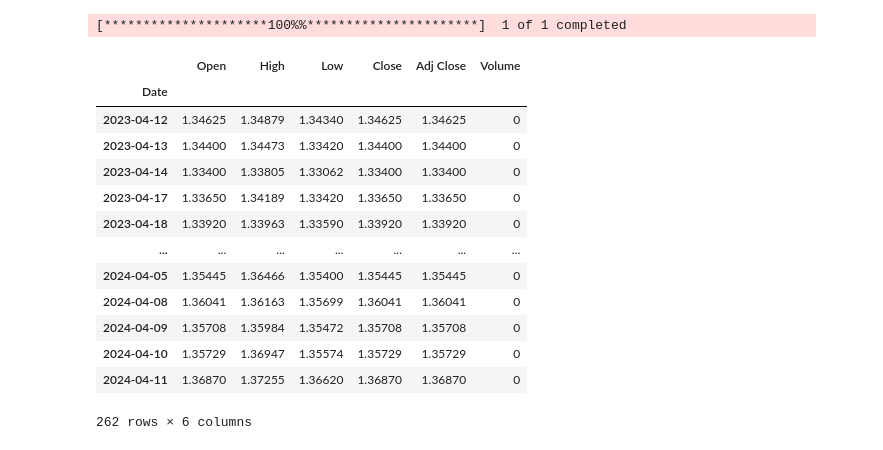
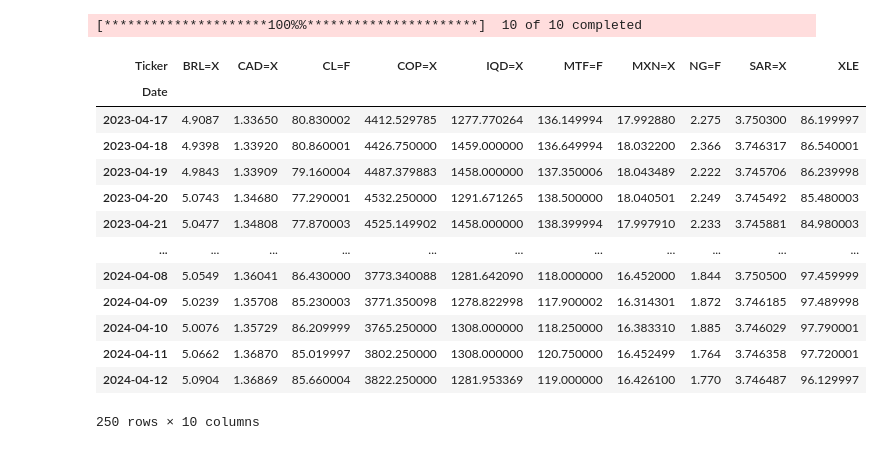
Before and after one commit to 15jarom/OptionsHedgingXLE, a Jupyter notebook: jarom_working_nb.ipynb, the cells around one changed output. Cells and saved outputs as stored; diff of their text form; code cells hidden in the pictures.

```diff
--- a/jarom_working_nb.ipynb
+++ b/jarom_working_nb.ipynb
@@ -131,19 +37,30 @@ exchange_rate_data
-# %%
-CAD = yf.download('CAD=X', start=start_date, end=end_date)
-CAD
-# %% [output]
-[*********************100%%**********************]  1 of 1 completed
-|  | Open | High | Low | Close | Adj Close | Volume |
-| Date |  |  |  |  |  |  |
-| 2023-04-12 | 1.34625 | 1.34879 | 1.34340 | 1.34625 | 1.34625 | 0 |
-| 2023-04-13 | 1.34400 | 1.34473 | 1.33420 | 1.34400 | 1.34400 | 0 |
-| 2023-04-14 | 1.33400 | 1.33805 | 1.33062 | 1.33400 | 1.33400 | 0 |
-| 2023-04-17 | 1.33650 | 1.34189 | 1.33420 | 1.33650 | 1.33650 | 0 |
-| 2023-04-18 | 1.33920 | 1.33963 | 1.33590 | 1.33920 | 1.33920 | 0 |
-| ... | ... | ... | ... | ... | ... | ... |
-| 2024-04-05 | 1.35445 | 1.36466 | 1.35400 | 1.35445 | 1.35445 | 0 |
-| 2024-04-08 | 1.36041 | 1.36163 | 1.35699 | 1.36041 | 1.36041 | 0 |
-| 2024-04-09 | 1.35708 | 1.35984 | 1.35472 | 1.35708 | 1.35708 | 0 |
-| 2024-04-10 | 1.35729 | 1.36947 | 1.35574 | 1.35729 | 1.35729 | 0 |
-| 2024-04-11 | 1.36870 | 1.37255 | 1.36620 | 1.36870 | 1.36870 | 0 |
-262 rows × 6 columns
+# %%
+import yfinance as yf
+from datetime import datetime, timedelta
+
+tickers = ['XLE', 'CAD=X', 'MXN=X', 'BRL=X', 'SAR=X', 'IQD=X', 'COP=X',  'CL=F', 'NG=F', 'MTF=F']
+
+# Calculate 365 days back from today
+end_date = datetime.now()
+start_date = end_date - timedelta(days=365)
+
+#Pull data
+
+energy_df = yf.download(tickers, period="1y")['Close'].dropna()
+energy_df
+# %% [output]
+[*********************100%%**********************]  10 of 10 completed
+| Ticker | BRL=X | CAD=X | CL=F | COP=X | IQD=X | MTF=F | MXN=X | NG=F | SAR=X | XLE |
+| Date |  |  |  |  |  |  |  |  |  |  |
+| 2023-04-17 | 4.9087 | 1.33650 | 80.830002 | 4412.529785 | 1277.770264 | 136.149994 | 17.992880 | 2.275 | 3.750300 | 86.199997 |
+| 2023-04-18 | 4.9398 | 1.33920 | 80.860001 | 4426.750000 | 1459.000000 | 136.649994 | 18.032200 | 2.366 | 3.746317 | 86.540001 |
+| 2023-04-19 | 4.9843 | 1.33909 | 79.160004 | 4487.379883 | 1458.000000 | 137.350006 | 18.043489 | 2.222 | 3.745706 | 86.239998 |
+| 2023-04-20 | 5.0743 | 1.34680 | 77.290001 | 4532.250000 | 1291.671265 | 138.500000 | 18.040501 | 2.249 | 3.745492 | 85.480003 |
+| 2023-04-21 | 5.0477 | 1.34808 | 77.870003 | 4525.149902 | 1458.000000 | 138.399994 | 17.997910 | 2.233 | 3.745881 | 84.980003 |
+| ... | ... | ... | ... | ... | ... | ... | ... | ... | ... | ... |
+| 2024-04-08 | 5.0549 | 1.36041 | 86.430000 | 3773.340088 | 1281.642090 | 118.000000 | 16.452000 | 1.844 | 3.750500 | 97.459999 |
+| 2024-04-09 | 5.0239 | 1.35708 | 85.230003 | 3771.350098 | 1278.822998 | 117.900002 | 16.314301 | 1.872 | 3.746185 | 97.489998 |
+| 2024-04-10 | 5.0076 | 1.35729 | 86.209999 | 3765.250000 | 1308.000000 | 118.250000 | 16.383310 | 1.885 | 3.746029 | 97.790001 |
+| 2024-04-11 | 5.0662 | 1.36870 | 85.019997 | 3802.250000 | 1308.000000 | 120.750000 | 16.452499 | 1.764 | 3.746358 | 97.720001 |
+| 2024-04-12 | 5.0904 | 1.36869 | 85.660004 | 3822.250000 | 1281.953369 | 119.000000 | 16.426100 | 1.770 | 3.746487 | 96.129997 |
+250 rows × 10 columns
```
Also changed, not shown: parts of 19 cells of this notebook.
